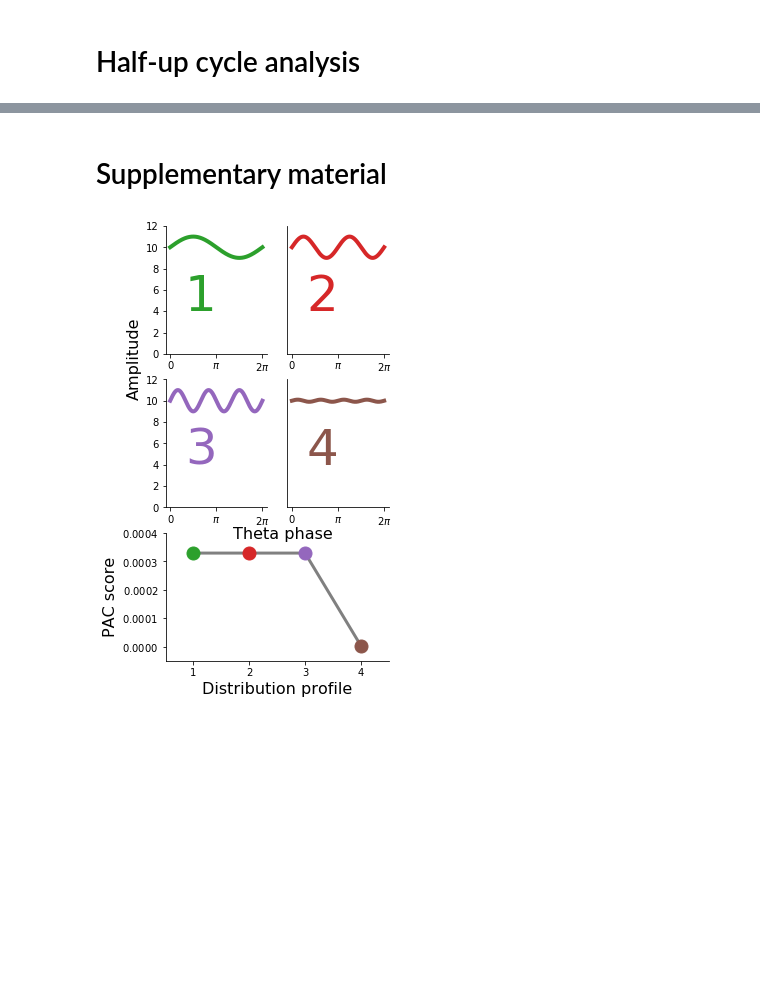
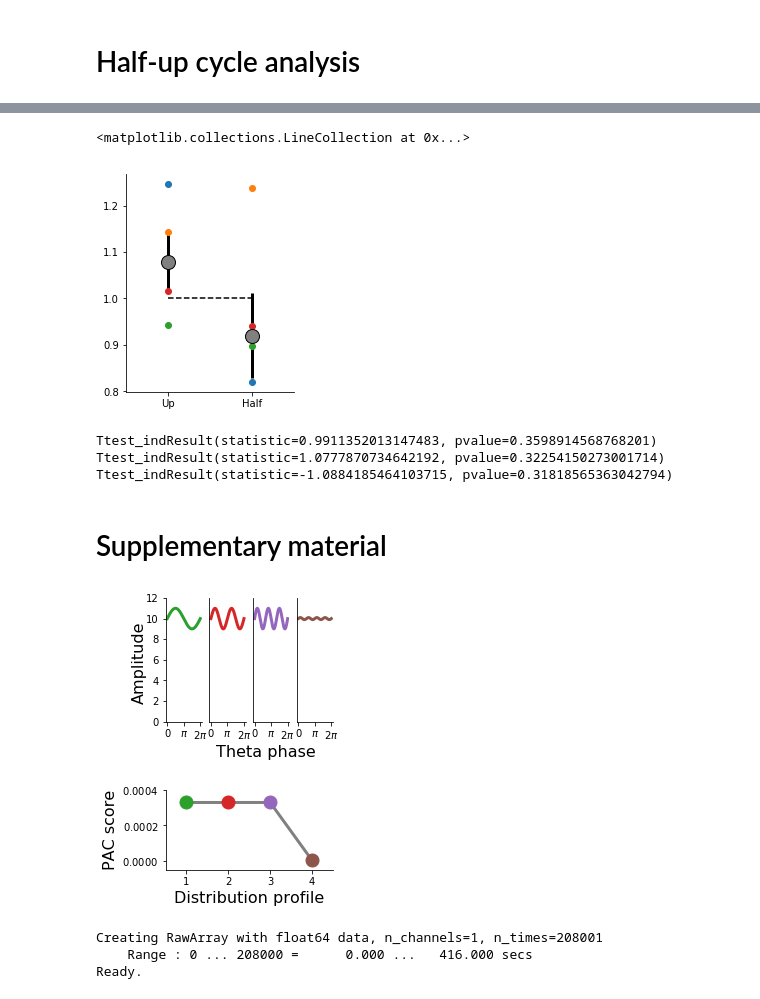
Before and after one commit to DiogoSantosPata/normaliser, a Jupyter notebook: V2_Analisys.ipynb, the cells around one changed output, grey strips where cells are left out. Saved outputs shown, nothing was run; the diff lists cells and outputs as text; code cells hidden in the pictures; blank space fills up the shorter version.

Commit message:
added up half cycle analysis

```diff
--- a/V2_Analisys.ipynb
+++ b/V2_Analisys.ipynb
@@ -1933,3 +2097,33 @@ def organize_amp_phase_to_pandas(amp_phase):
+# %%
+fig = plt.figure()
+fig.set_figheight(4)
+fig.set_figwidth(3)
+fig.set_facecolor('white')
+ax = fig.add_subplot(111)
+
+plt.errorbar([0,1], [mmm_diff_up,mmm_diff_half], yerr=[sss_diff_up,sss_diff_half], color='k', linestyle='', linewidth=3, marker='o',
+               markersize=14, markerfacecolor='grey')
+
+ax.spines['right'].set_visible(False)
+ax.spines['top'].set_visible(False)
+plt.xticks([0,1],['Up', 'Half'])
+plt.xlim(-.5,1.5)
+
+
+plt.plot( [0,1], [aic_1_up/aic_2_up,aic_1_half/aic_2_half], 'o'  )
+plt.hlines(1,0,1, linestyle='--')
+# %% [output]
+<matplotlib.collections.LineCollection at 0x...>
+[figure, added]
+# %%
+print( stats.ttest_ind(  aic_1_up/aic_2_up , aic_1_half/aic_2_half  ) )
+
+print(stats.ttest_ind(  aic_1_up/aic_1_half , np.ones(aic_1_half.size) ))
+print(stats.ttest_ind(  aic_2_up/aic_2_half , np.ones(aic_2_half.size) ))
+# %% [output]
+Ttest_indResult(statistic=0.9911352013147483, pvalue=0.3598914568768201)
+Ttest_indResult(statistic=1.0777870734642192, pvalue=0.32254150273001714)
+Ttest_indResult(statistic=-1.0884185464103715, pvalue=0.31818565363042794)
 # %% [markdown]
 # Supplementary material
 # %%
@@ -1937,7 +2131,7 @@ from matplotlib.ticker import ScalarFormatter, FormatStrFormatter
 
 cccc = ['C2','C3','C4','C5']
 log_fake_kb = []
-fig = plt.figure(figsize=(4,8))
+fig = plt.figure(figsize=(3,5))
 fig.set_facecolor('white')
 for ii in range(1,5):
 
@@ -1949,37 +2143,68 @@ for ii in range(1,5):
     pad_2 = np.hstack((pad , pad))
     num_bins = pad_2.size
     n_pevents = float(np.sum(pad_2))
     ppp = -1 * np.sum((pad_2/n_pevents) * np.log((pad_2/n_pevents)))
     K_L = (np.log(num_bins) - ppp) / np.log(num_bins)
 
-    ax = plt.subplot2grid((3,2),(int((ii-1)/2) , int((ii-1)%2)), rowspan=1, colspan=1)
-    if ii not in [1,3]: plt.yticks([])
+    ax = plt.subplot2grid((2,4),(int((ii-1)/4) , int((ii-1)%4)), rowspan=1, colspan=1)
+    if ii != 1: plt.yticks([])
     if ii not in [3,4]: plt.xticks([])
     plt.xticks([0,np.pi,2*np.pi],  [ '0',r"$\pi$",'2'+r"$\pi$"]  )
-    plt.plot(x, y, color=cccc[ii-1], linewidth=4)
+    plt.plot(x, y, color=cccc[ii-1], linewidth=3)
     plt.ylim(0,12)
     log_fake_kb.append(K_L)
-    plt.text(1,4,str(ii),color=cccc[ii-1], fontsize=50)
+#     plt.text(1,4,str(ii),color=cccc[ii-1], fontsize=50)
     ax.spines['right'].set_visible(False)
     ax.spines['top'].set_visible(False)
 
-fig.text(-0.01, 0.65, 'Amplitude',fontsize=16, va='center', rotation='vertical')
-fig.text(0.36, 0.345, 'Theta phase',fontsize=16, va='center', rotation='horizontal')
+fig.text(-0.03, 0.7, 'Amplitude',fontsize=16, va='center', rotation='vertical')
+fig.text(0.36, 0.45, 'Theta phase',fontsize=16, va='center', rotation='horizontal')
 
 
 
 ii += 1
 ax = plt.subplot2grid((3,2),(2,0), rowspan=1, colspan=2)
 plt.plot(log_fake_kb,'-o', color='Grey', linewidth=3)
 for jj in range(len(log_fake_kb)):
     plt.plot( jj, log_fake_kb[jj],'o', color=cccc[jj], markersize=13  )
 plt.ylabel('PAC score',fontsize=16)
 plt.xlabel('Distribution profile',fontsize=16)
 plt.xlim(-.5,3.5)
 ax.set_ylim(-.005e-2,.04e-2)
 ax.yaxis.set_major_formatter(ScalarFormatter(useMathText=True))
 plt.xticks(range(4), np.arange(4)+1 )
 ax.spines['right'].set_visible(False)
 ax.spines['top'].set_visible(False)
 # %% [output]
-[figure, old version]
+[figure, new version]
+# %%
+ii = 0
+filename = 'data/sub_'+str(ttl_info_dict[ii]['subject'])+'_session_'+str(ttl_info_dict[ii]['session'])+'_raw.fif'
+
+raw = mne.io.read_raw_fif(filename, preload=True, verbose=False)
+
+sizee = int(raw.info['sfreq']*3)
+sss = ttl_info_dict[ii]['markers'][1]
+eee = sss+sizee
+
+
+
+cc = 0
+ch_indx = ttl_info_dict[ii]['hpc_channels_idx'][cc]
+ch_name = ttl_info_dict[ii]['hpc_channels_name'][cc]
+
+raw_copy = raw.copy().pick_channels([ch_name])
+raw_copy.notch_filter([50.,100.,150.,200.],notch_widths=2,verbose=False)
+
+tmp_lfp = raw_copy.get_data()[0]
+
+raw_out_theta = hilbert_transform_get_component(tmp_lfp, raw.info['sfreq'], 2, 8, 'phase')
+
+
+x = np.linspace(  0 , sizee/raw.info['sfreq'], sizee      )
+y = tmp_lfp[sss:eee]
+t = raw_out_theta[sss:eee]
+# %% [output]
+Creating RawArray with float64 data, n_channels=1, n_times=208001
+    Range : 0 ... 208000 =      0.000 ...   416.000 secs
+Ready.
```
Also changed, not shown: parts of 9 cells of this notebook.
